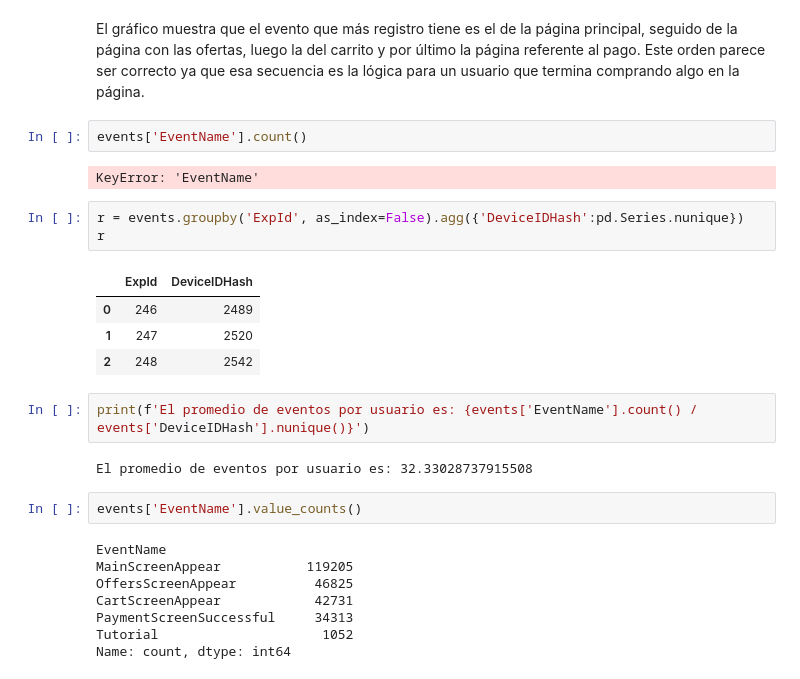
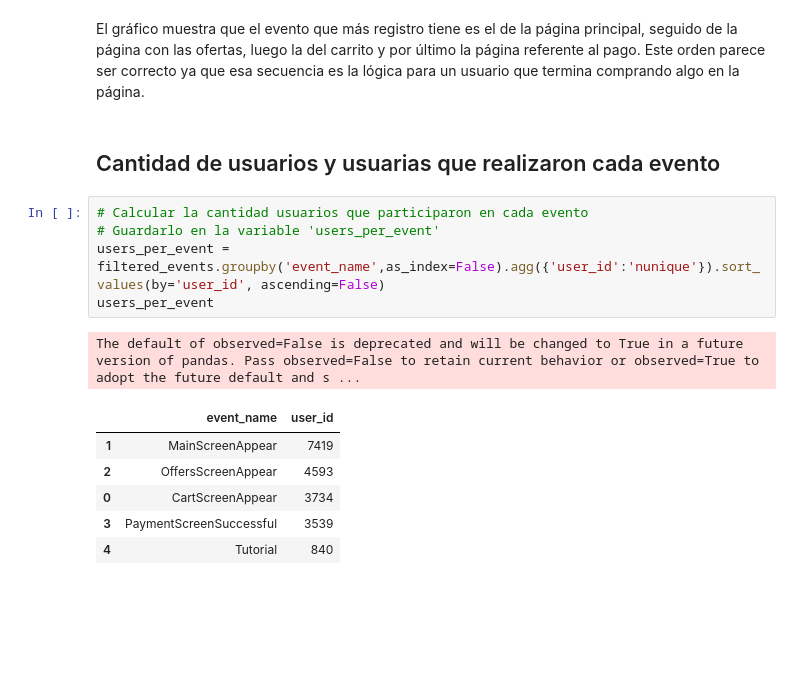
Before and after one commit to BCascante/An-lisis-a-comportamiento-de-usuarios-, a Jupyter notebook: Proyecto Integrado 2.ipynb, the cells around one changed output. Saved outputs shown, nothing was run; the diff lists cells and outputs as text; blank space fills up the shorter version.

```diff
--- a/Proyecto Integrado 2.ipynb
+++ b/Proyecto Integrado 2.ipynb
@@ -297,29 +304,18 @@ fig = px.pie(event_counts, values='Frequency', names='Event', title='Frecuencia
 fig.show()
 # %% [markdown]
 El gráfico muestra que el evento que más registro tiene es el de la página principal, seguido de la página con las ofertas, luego la del carrito y por último la página referente al pago. Este orden parece ser correcto ya que esa secuencia es la lógica para un usuario que termina comprando algo en la página.
-# %%
-events['EventName'].count()
-# %% [output]
-KeyError: 'EventName'
-# %%
-r = events.groupby('ExpId', as_index=False).agg({'DeviceIDHash':pd.Series.nunique})
-r
-# %% [output]
-|  | ExpId | DeviceIDHash |
-| 0 | 246 | 2489 |
-| 1 | 247 | 2520 |
-| 2 | 248 | 2542 |
-# %%
-print(f'El promedio de eventos por usuario es: {events['EventName'].count() / events['DeviceIDHash'].nunique()}')
-# %% [output]
-El promedio de eventos por usuario es: 32.33028737915508
-# %%
-events['EventName'].value_counts()
-# %% [output]
-EventName
-MainScreenAppear           119205
-OffersScreenAppear          46825
-CartScreenAppear            42731
-PaymentScreenSuccessful     34313
-Tutorial                     1052
-Name: count, dtype: int64
+# %% [markdown]
+## Cantidad de usuarios y usuarias que realizaron cada evento
+# %%
+# Calcular la cantidad usuarios que participaron en cada evento
+# Guardarlo en la variable 'users_per_event'
+users_per_event = filtered_events.groupby('event_name',as_index=False).agg({'user_id':'nunique'}).sort_values(by='user_id', ascending=False)
+users_per_event
+# %% [output]
+The default of observed=False is deprecated and will be changed to True in a future version of pandas. Pass observed=False to retain current behavior or observed=True to adopt the future default and s ...
+|  | event_name | user_id |
+| 1 | MainScreenAppear | 7419 |
+| 2 | OffersScreenAppear | 4593 |
+| 0 | CartScreenAppear | 3734 |
+| 3 | PaymentScreenSuccessful | 3539 |
+| 4 | Tutorial | 840 |
```
Also changed, not shown: parts of 17 cells of this notebook.
